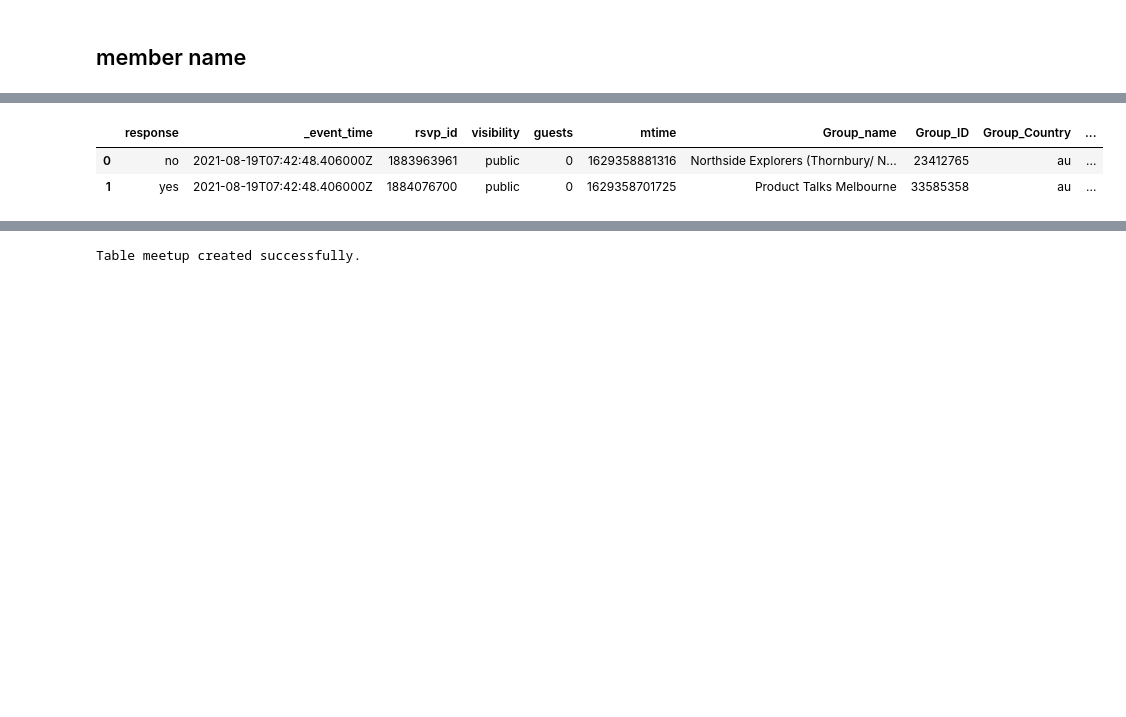
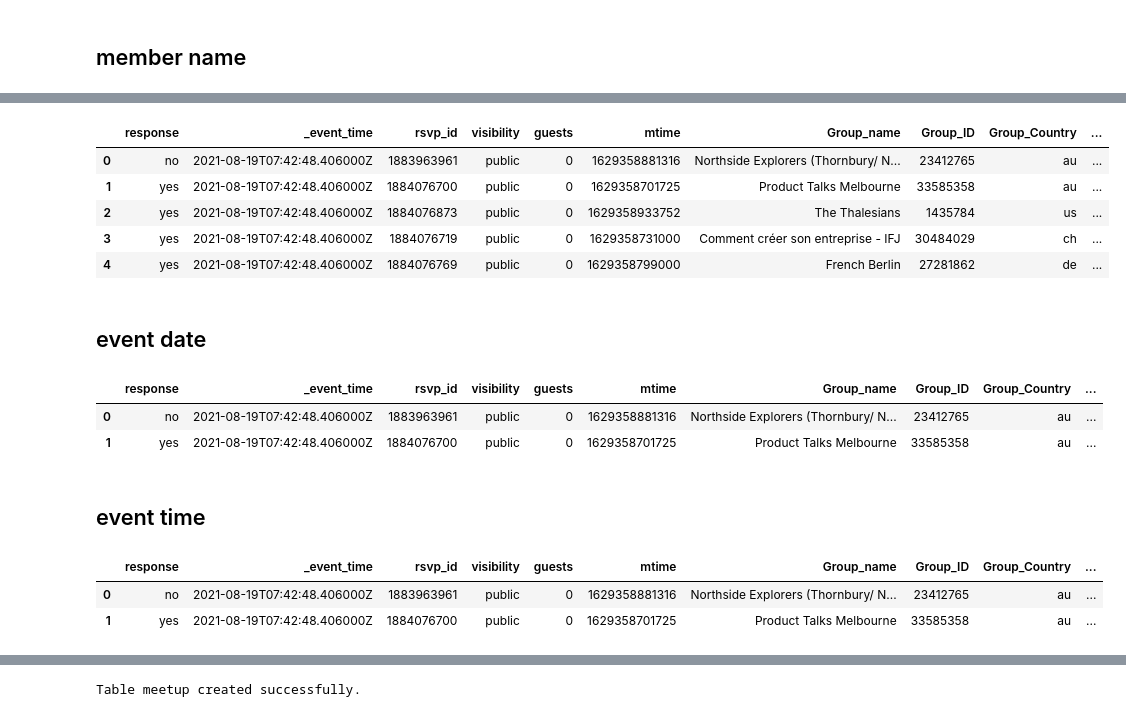
Before and after one commit to selinbulbul/Apache-Kafka, a Jupyter notebook: cleaning.ipynb, the cells around one changed output, grey strips where cells are left out. Saved outputs shown, nothing was run; the diff lists cells and outputs as text; code cells hidden in the pictures; blank space fills up the shorter version.

```diff
--- a/cleaning.ipynb
+++ b/cleaning.ipynb
@@ -315,3 +326,16 @@ df_3["member_name"] = df_3["member_name"].replace({'"}':''}, regex = True)
+# %%
+df_3= pd.concat([df_3, df_3["_event_time"].str.split('T', expand=True)], axis=1)
+# %%
+df_3.head()
+# %% [output]
+|  | response | _event_time | rsvp_id | visibility | guests | mtime | Group_name | Group_ID | Group_Country | ... |
+| 0 | no | 2021-08-19T07:42:48.406000Z | 1883963961 | public | 0 | 1629358881316 | Northside Explorers (Thornbury/ N... | 23412765 | au | ... |
+| 1 | yes | 2021-08-19T07:42:48.406000Z | 1884076700 | public | 0 | 1629358701725 | Product Talks Melbourne | 33585358 | au | ... |
+| 2 | yes | 2021-08-19T07:42:48.406000Z | 1884076873 | public | 0 | 1629358933752 | The Thalesians | 1435784 | us | ... |
+| 3 | yes | 2021-08-19T07:42:48.406000Z | 1884076719 | public | 0 | 1629358731000 | Comment créer son entreprise - IFJ | 30484029 | ch | ... |
+| 4 | yes | 2021-08-19T07:42:48.406000Z | 1884076769 | public | 0 | 1629358799000 | French Berlin | 27281862 | de | ... |
+# %% [markdown]
+## event date
 # %%
 df_3.head(2)
 # %% [output]
@@ -320,0 +347,2 @@ df_3.head(2)
+# %% [markdown]
+## event time
@@ -320,0 +353,6 @@ df_3.head(2)
+# %%
+df_3.head(2)
+# %% [output]
+|  | response | _event_time | rsvp_id | visibility | guests | mtime | Group_name | Group_ID | Group_Country | ... |
+| 0 | no | 2021-08-19T07:42:48.406000Z | 1883963961 | public | 0 | 1629358881316 | Northside Explorers (Thornbury/ N... | 23412765 | au | ... |
+| 1 | yes | 2021-08-19T07:42:48.406000Z | 1884076700 | public | 0 | 1629358701725 | Product Talks Melbourne | 33585358 | au | ... |
```
Also changed, not shown: parts of 10 cells of this notebook, 2 other files.
